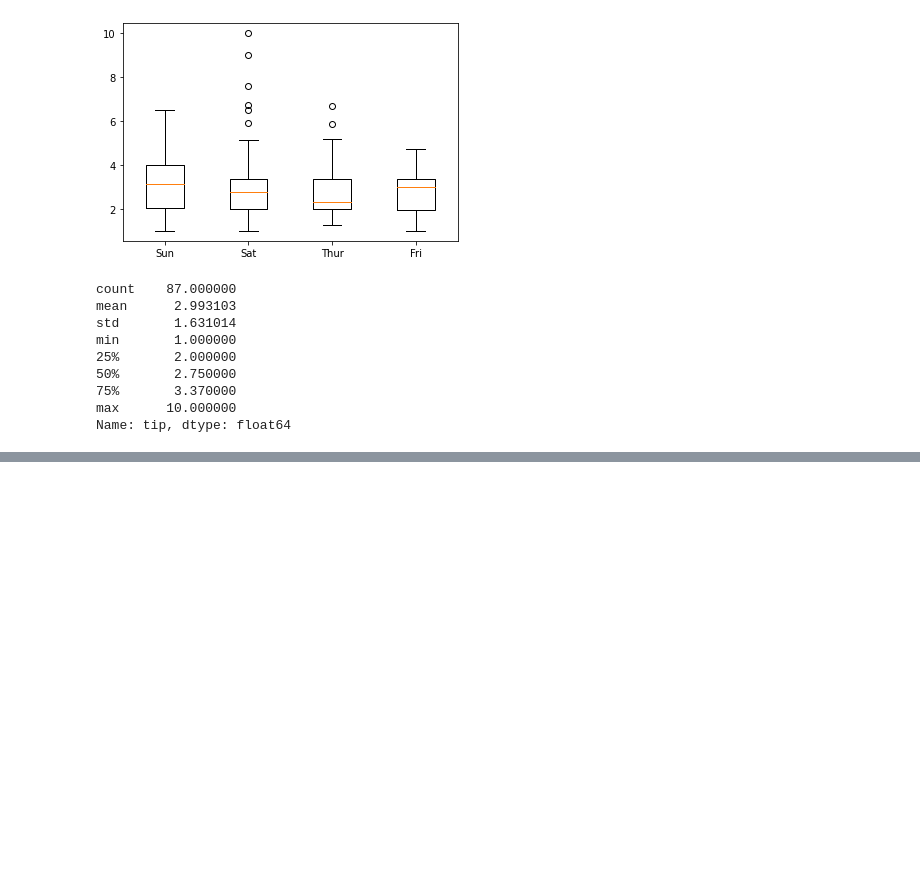
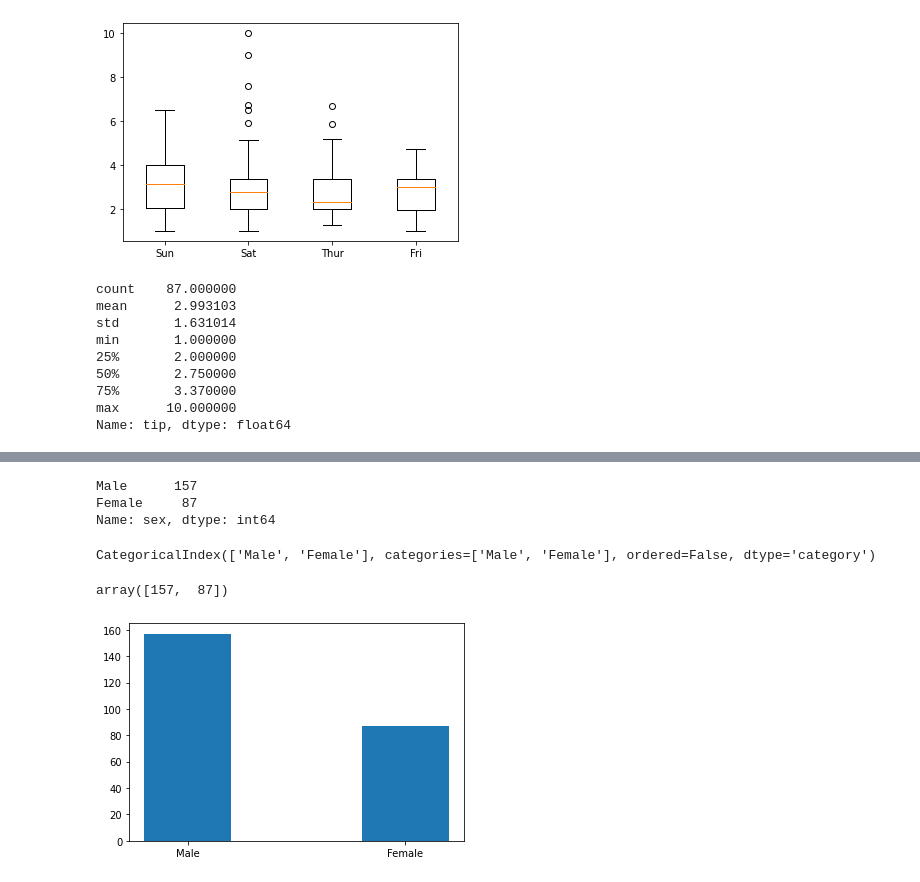
Before and after one commit to sangjin94/SQL_ITWILL, a Jupyter notebook: da05_matplotlib.ipynb, the cells around one changed output, grey strips where cells are left out. Cells and saved outputs as stored; diff of their text form; code cells hidden in the pictures; blank space fills up the shorter version.

```diff
--- a/da05_matplotlib.ipynb
+++ b/da05_matplotlib.ipynb
@@ -410,0 +454,21 @@ Name: tip, dtype: float64
+# %%
+# 남성/여성 숫자
+gender_counts=tips['sex'].value_counts()
+gender_counts #> Series
+# %% [output]
+Male      157
+Female     87
+Name: sex, dtype: int64
+# %%
+gender_counts.index
+# %% [output]
+CategoricalIndex(['Male', 'Female'], categories=['Male', 'Female'], ordered=False, dtype='category')
+# %%
+gender_counts.values
+# %% [output]
+array([157,  87])
+# %%
+plt.bar(x=gender_counts.index, height=gender_counts.values, width=0.4)
+plt.show()
+# %% [output]
+[figure, added]
```
Also changed, not shown: parts of 35 cells of this notebook.
